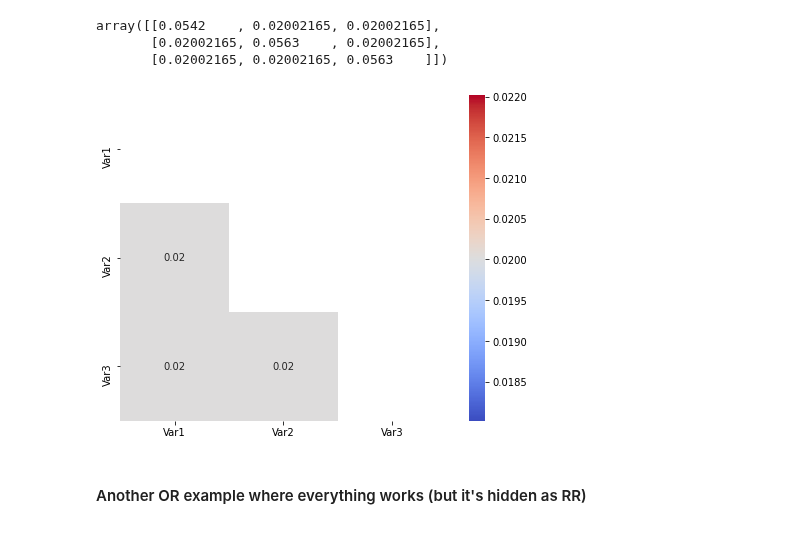
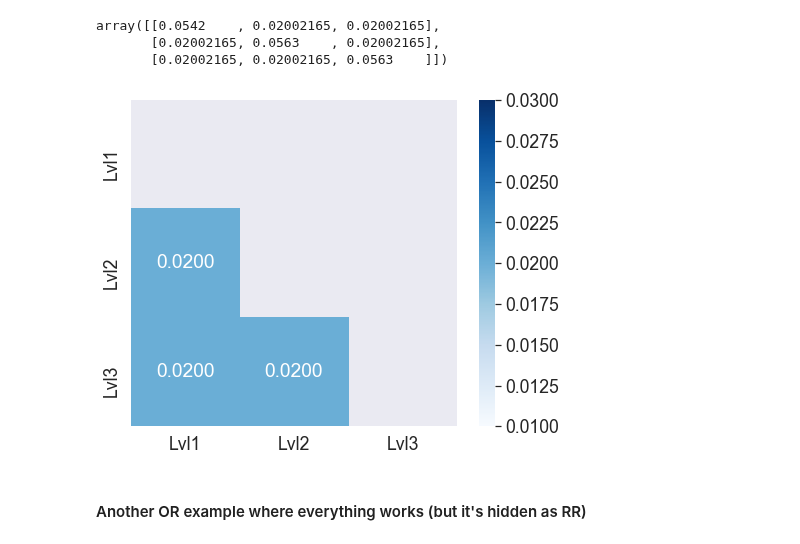
Before and after one commit to ihmeuw-msca/CorrelationCorrection, a Jupyter notebook: Ham_ex.ipynb, the cells around one changed output. Saved outputs shown, nothing was run; the diff lists cells and outputs as text; code cells hidden in the pictures.

```diff
--- a/Ham_ex.ipynb
+++ b/Ham_ex.ipynb
@@ -103,16 +103,17 @@ array([[0.0542    , 0.02002165, 0.02002165],
 # %%
 # Use seaborn's heatmap function which has an option to mask parts of the matrix
 mask = np.triu(np.ones_like(C1, dtype=bool))  # Mask for the upper triangle
 
 plt.figure(figsize=(8, 6))
-sns.heatmap(C1, annot=True, fmt=".2f", mask=mask, cmap='coolwarm', cbar=True, square=True,
-            xticklabels=[f'Var{i+1}' for i in range(3)],
-            yticklabels=[f'Var{i+1}' for i in range(3)])
+sns.set(font_scale=1.6)
+sns.heatmap(C1, annot=True, fmt=".4f", mask=mask, cmap='Blues', cbar=True, square=True,
+            xticklabels=[f'Lvl{i+1}' for i in range(3)],
+            yticklabels=[f'Lvl{i+1}' for i in range(3)],vmin=0.01,vmax=0.03)
 # plt.title('Upper Triangle of Covariance Matrix--Solved Hamling')
 plt.savefig("images/ham_solved_covar.png")
 plt.show()
 # %% [output]
-[figure, old version]
+[figure, new version]
 # %% [markdown]
 #### Another OR example where everything works (but it's hidden as RR)
 # %%
```
Also changed, not shown: parts of 9 cells of this notebook, 14 other files.
